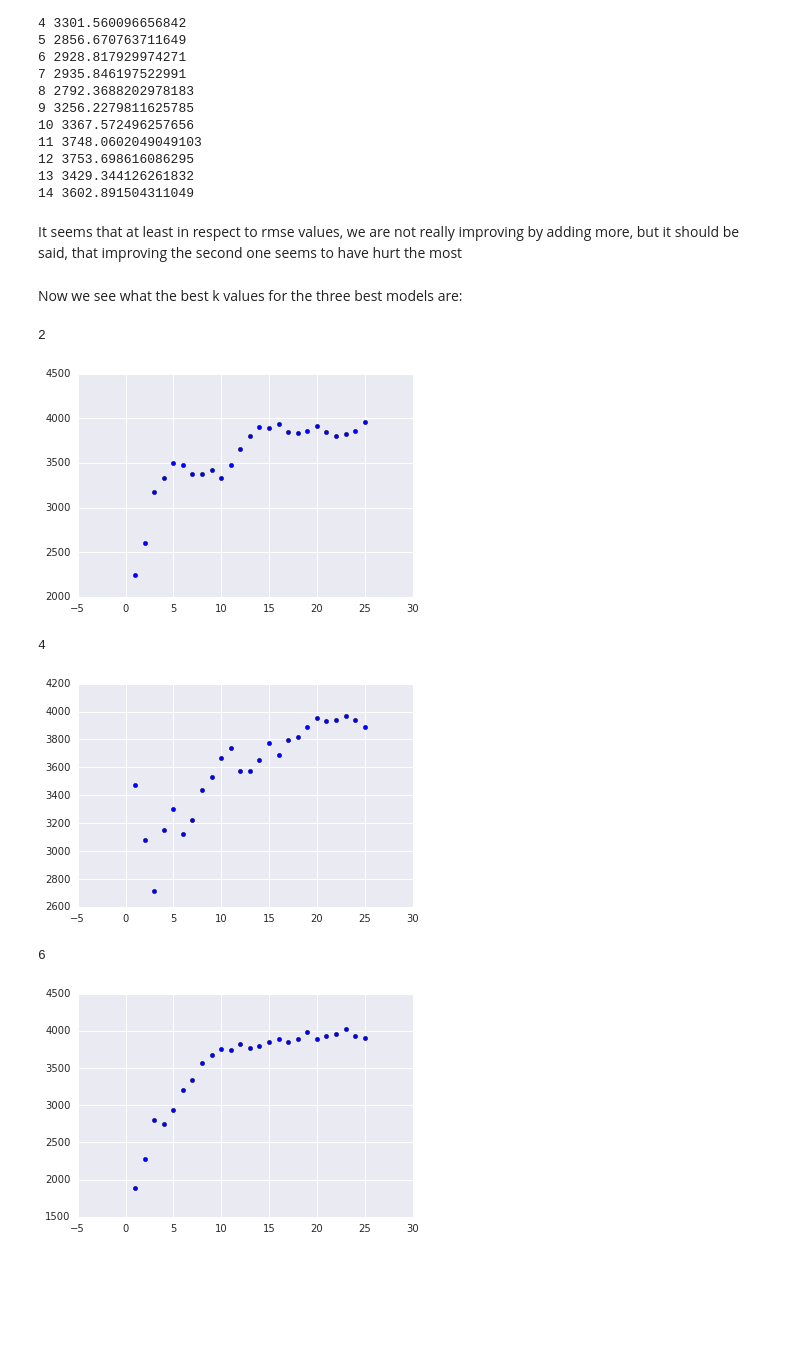
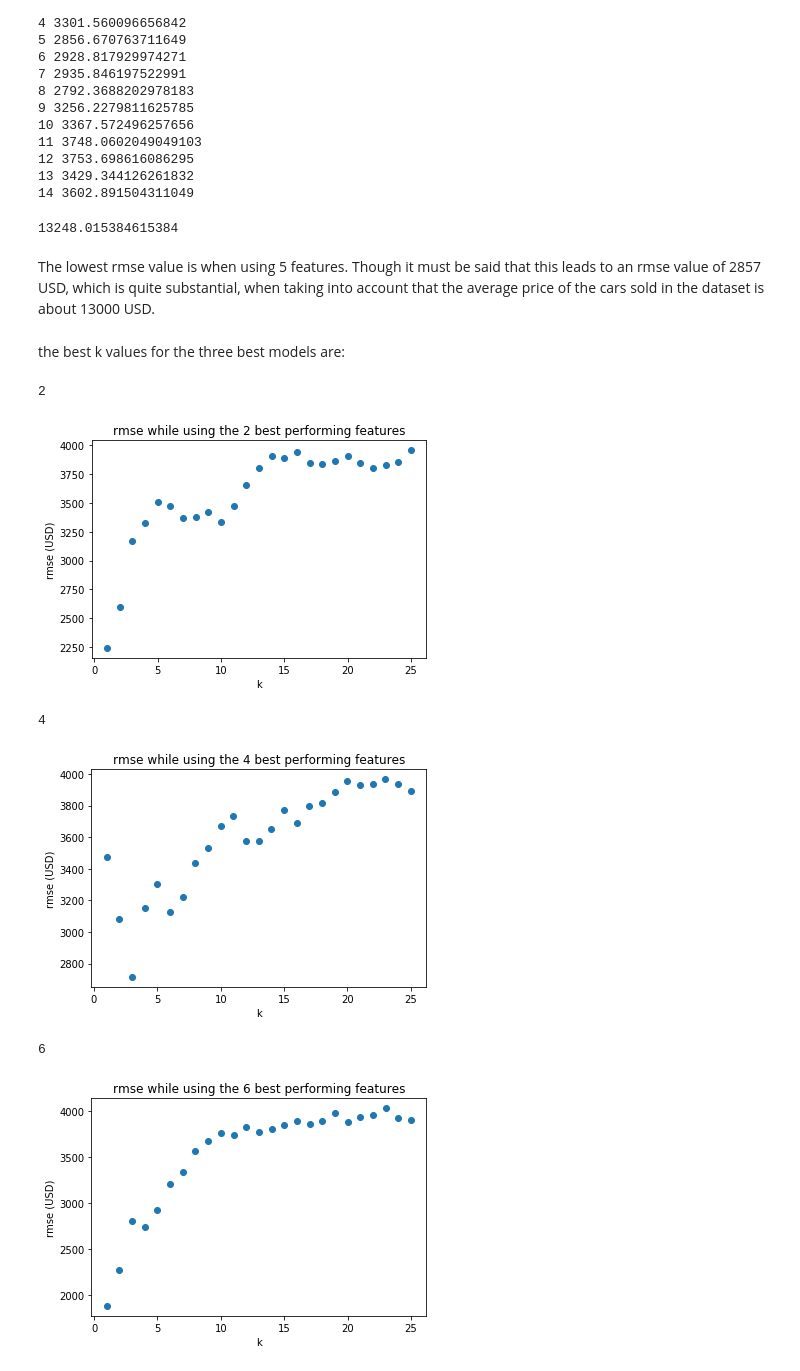
Before and after one commit to jillerhaus/DQ_Project_16_Predicting_Car_Prices_ML, a Jupyter notebook: Project_ml_car_prices.ipynb, the cells around one changed output. Drawn from its saved outputs; the diff is of its cells as text; code cells hidden in the pictures; blank space fills up the shorter version.

```diff
--- a/Project_ml_car_prices.ipynb
+++ b/Project_ml_car_prices.ipynb
@@ -161,6 +175,14 @@ col_feat = 'length'
 col_targ = 'price'
 
 def knn_train_test(col_feat, col_targ = 'price', df = cars, k = 5):
+    '''Fit and test a k-nearest neighbors model
+    Args:
+        col_feat (str,list): name or list of names of the column to use as a feature
+        col_targ (str) = "price": name of the target column
+        df (Pandas DataFrame) = cars: DataFrame on which the model should be applied
+    Returns:
+        float: root mean square error of the model when applied to the train and test set
+    '''
     np.random.seed(1)
     # allowing for the user to either enter a list or a string
     if type(col_feat) == str:
@@ -172,7 +194,7 @@ def knn_train_test(col_feat, col_targ = 'price', df = cars, k = 5):
     cut_in = int(df.shape[0]*0.75)
     train_set = df.iloc[:cut_in]
     test_set = df.iloc[cut_in:]
-    knn = sklearn.neighbors.KNeighborsRegressor(n_neighbors = k)
+    knn = KNeighborsRegressor(n_neighbors = k)
     knn.fit(train_set[col_feat], train_set[col_targ])
     predictions = knn.predict(test_set[col_feat])
     rmse = sklearn.metrics.mean_squared_error(test_set[col_targ], predictions)**0.5
@@ -215,5 +257,11 @@ From this graph we can tell that as we increase our k value, the rmse of the row
 # %%
 def top_rows(n):
+    '''extract the names of the n columns with the lowest rmses
+    Args:
+        n (int): number of features to exract
+    Returns:
+        list of names of the top columns
+    '''
     low_re_cols = []
     for column in kvaldf.loc[kvaldf.kval == 5].sort_values('rmse').head(n).column:
         low_re_cols.append(column)
@@ -255,24 +307,31 @@ for i in range(len(num_cols)):
 12 3753.698616086295
 13 3429.344126261832
 14 3602.891504311049
-# %% [markdown]
-It seems that at least in respect to rmse values, we are not really improving by adding more, but it should be said, that improving the second one seems to have hurt the most
+# %%
+cars.price.mean()
+# %% [output]
+13248.015384615384
+# %% [markdown]
+The lowest rmse value is when using 5 features. Though it must be said that this leads to an rmse value of 2857 USD, which is quite substantial, when taking into account that the average price of the cars sold in the dataset is about 13000 USD.
 # %% [markdown]
-Now we see what the best k values for the three best models are:
+the best k values for the three best models are:
 # %%
 
 for j in [2,4,6]:
     rmses_k = []
     for i in np.arange(1,26):
         rmses_k.append(knn_train_test(top_rows(j),k = i))
     print(j)
     plt.scatter(x = np.arange(1,26), y = rmses_k)
+    plt.xlabel('k')
+    plt.ylabel('rmse (USD)')
+    plt.title('rmse while using the {} best performing features'.format(j))
 #     plt.title(title = str(j)+' features used')
     plt.show()
 # %% [output]
 2
-[figure, old version]
+[figure, new version]
 4
-[figure, old version]
+[figure, new version]
 6
-[figure, old version]
+[figure, new version]
```
Also changed, not shown: parts of 26 cells of this notebook, 1 other file.
